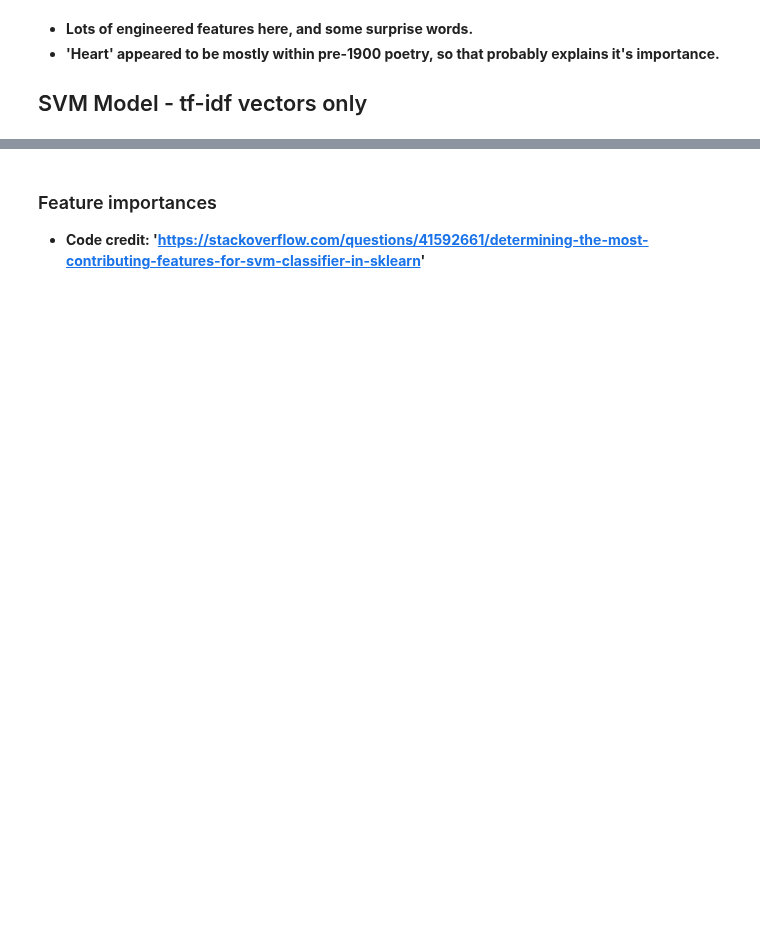
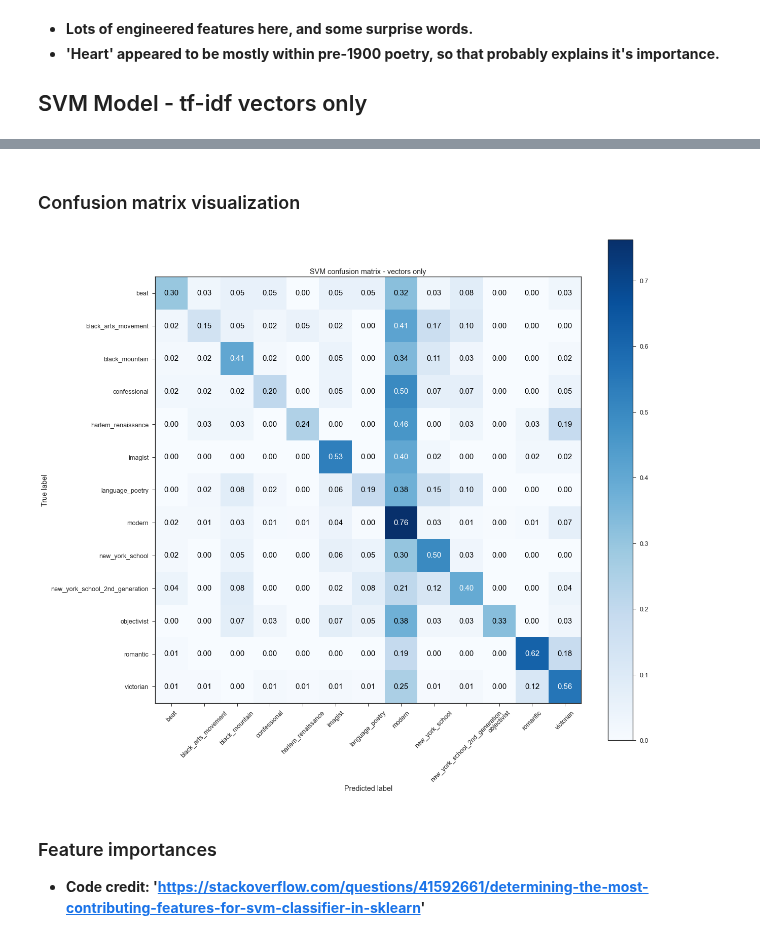
Before and after one commit to p-szymo/poetry_genre_classifier, a Jupyter notebook: 03_modeling_notebook-ALL-GENRES.ipynb, the cells around one changed output, grey strips where cells are left out. Saved outputs shown, nothing was run; the diff lists cells and outputs as text; code cells hidden in the pictures; blank space fills up the shorter version.

```diff
--- a/03_modeling_notebook-ALL-GENRES.ipynb
+++ b/03_modeling_notebook-ALL-GENRES.ipynb
@@ -684,3 +689,16 @@ Wall time: 9min 4s
+# %% [markdown]
+### Confusion matrix visualization
+# %%
+cm = confusion_matrix(y_test, y_test_preds_svm_vec)
+classes = y.unique()
+
+plt.figure(figsize=(18,16))
+plot_confusion_matrix(cm, classes,
+                          normalize=True,
+                          title='SVM confusion matrix - vectors only',
+                          cmap=plt.cm.Blues);
+# %% [output]
+[figure, added]
 # %% [markdown]
 ### Feature importances
 - **Code credit: 'https://stackoverflow.com/questions/41592661/determining-the-most-contributing-features-for-svm-classifier-in-sklearn'**
```
Also changed, not shown: parts of 65 cells of this notebook.
